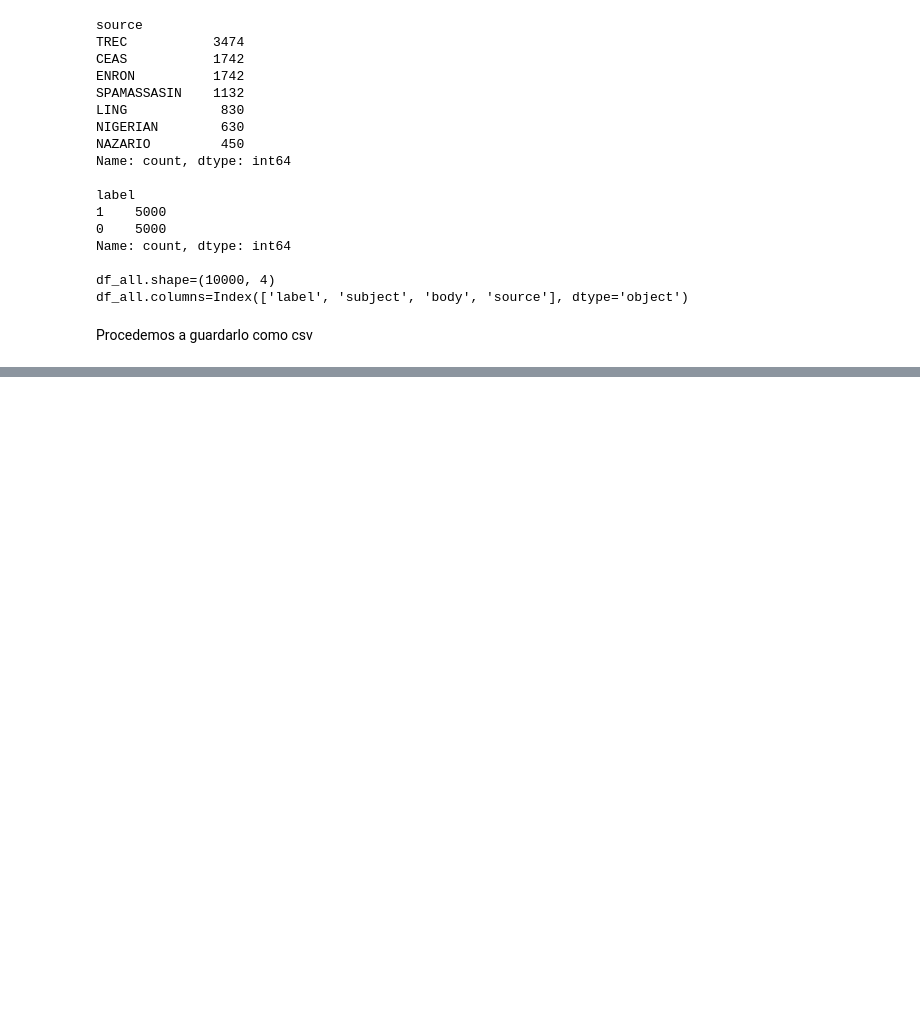
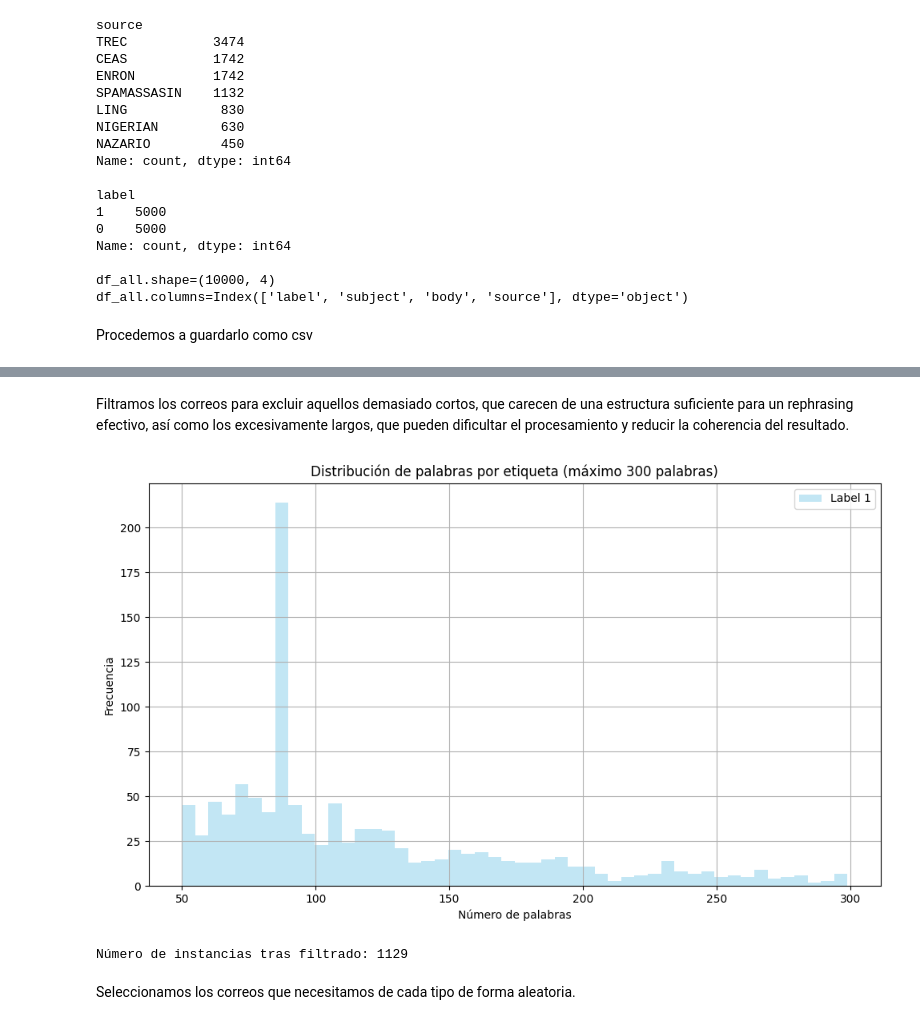
Before and after one commit to Ignacioelamo/LLMs4Phishing, a Jupyter notebook: 01_data_cleaning_and_merge.ipynb, the cells around one changed output, grey strips where cells are left out. Drawn from its saved outputs; the diff is of its cells as text; code cells hidden in the pictures; blank space fills up the shorter version.

```diff
--- a/01_data_cleaning_and_merge.ipynb
+++ b/01_data_cleaning_and_merge.ipynb
@@ -111,0 +379,14 @@ def detect_language(text):
+# %%
+def clean_text_content(text: str) -> str:
+    """
+    Limpia el texto: convierte a minúsculas, elimina caracteres no alfanuméricos
+    (excepto espacios) y normaliza los espacios.
+    """
+    if not isinstance(text, str):
+        return ""
+    text = text.lower()
+    # Mantiene letras, números y espacios. Elimina otros caracteres.
+    text = re.sub(r'[^a-z0-9\s]', '', text)
+    # Reemplaza múltiples espacios con uno solo y quita espacios al inicio/final.
+    text = re.sub(r'\s+', ' ', text).strip()
+    return text
@@ -648,0 +1206,22 @@ df_all.to_csv(MERGED_DATASET, index=False)
+# %% [markdown]
+Filtramos los correos para excluir aquellos demasiado cortos, que carecen de una estructura suficiente para un rephrasing efectivo, así como los excesivamente largos, que pueden dificultar el procesamiento y reducir la coherencia del resultado.
+# %%
+df_phising_pot_filtered = df_phising_pot[
+    (df_phising_pot['word_count'] <= MAX_WORDS) &
+    (MIN_WORDS <= df_phising_pot['word_count'])
+].copy()
+
+df_phising_pot_filtered['language'] = df_phising_pot_filtered['body'].apply(detect_language)
+df_phising_pot_filtered = df_phising_pot_filtered[df_phising_pot_filtered['language'] == 'en']
+
+plot_word_count_histogram(
+    df_phising_pot_filtered,
+    f'Distribución de palabras por etiqueta (máximo {MAX_WORDS} palabras)'
+)
+
+print(f"Número de instancias tras filtrado: {df_phising_pot_filtered.shape[0]}")
+# %% [output]
+[figure, added]
+Número de instancias tras filtrado: 1129
+# %% [markdown]
+Seleccionamos los correos que necesitamos de cada tipo de forma aleatoria.
```
Also changed, not shown: parts of 58 cells of this notebook.
